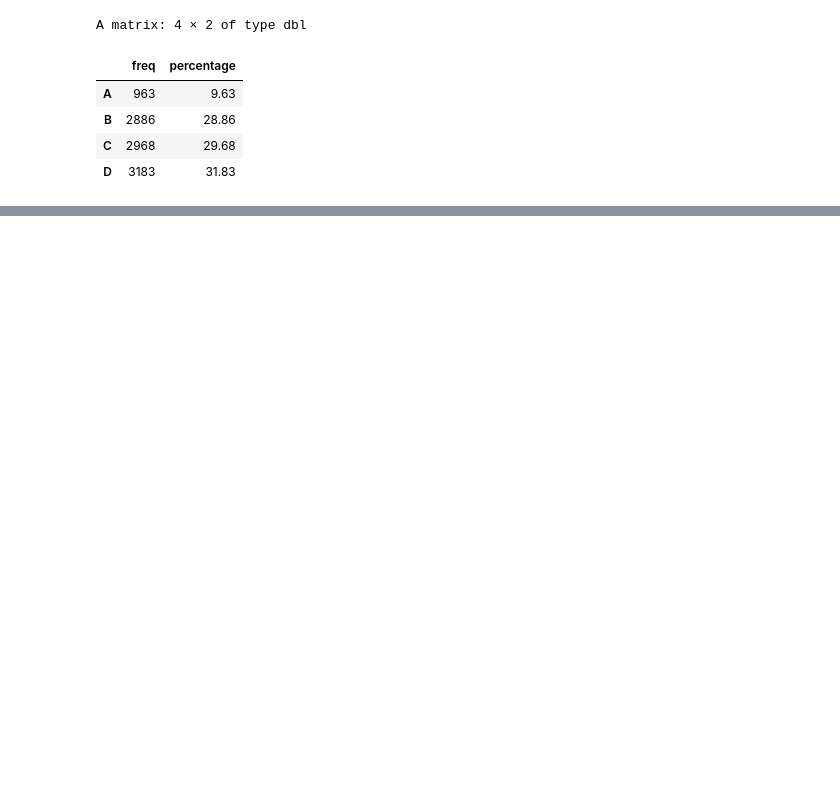
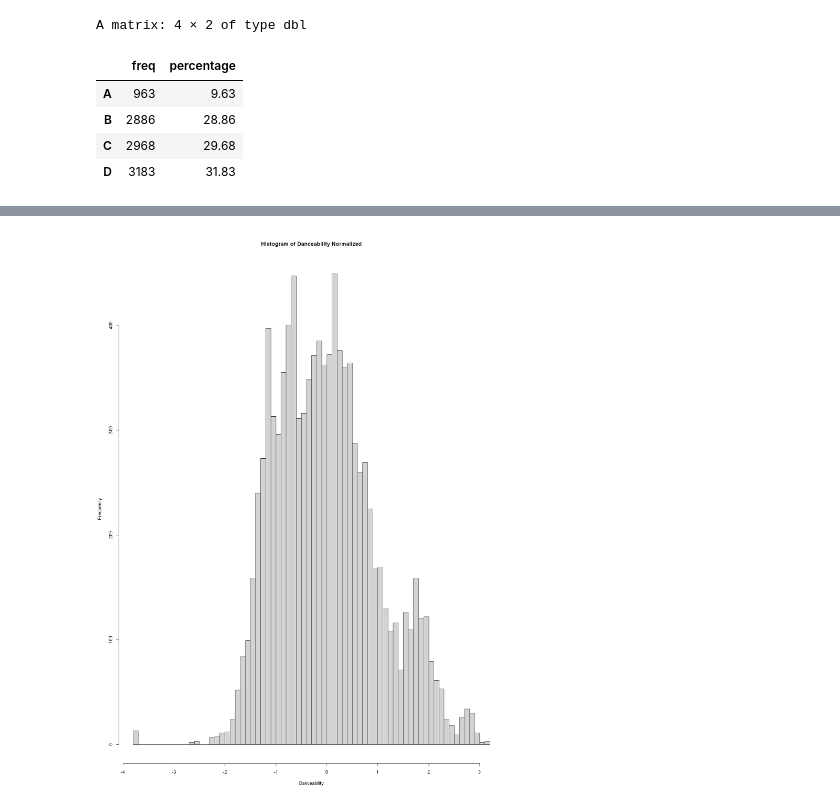
Before and after one commit to jayalabanda/projet-ML, a Jupyter notebook: rapport_R.ipynb, the cells around one changed output, grey strips where cells are left out. Cells and saved outputs as stored; diff of their text form; code cells hidden in the pictures; blank space fills up the shorter version.

```diff
--- a/rapport_R.ipynb
+++ b/rapport_R.ipynb
@@ -141,0 +134,6 @@ A data.frame: 6 × 1
+# %%
+spotify_data$dance_norm <- scale(spotify_data$danceability)
+hist(spotify_data$tempo_norm, main = "Histogram of Danceability Normalized", breaks = 50,
+    xlab = "Danceability")
+# %% [output]
+[figure, added]
```
Also changed, not shown: parts of 48 cells of this notebook.
